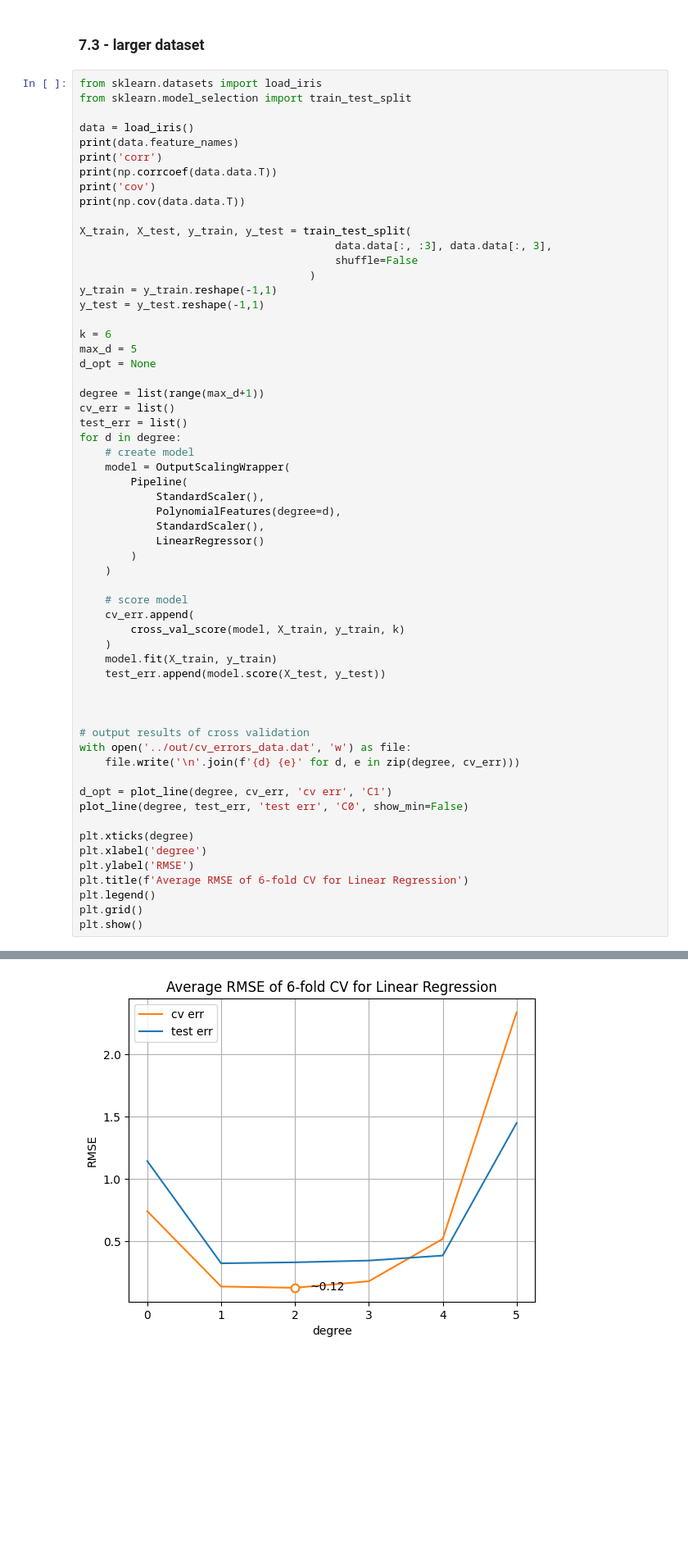
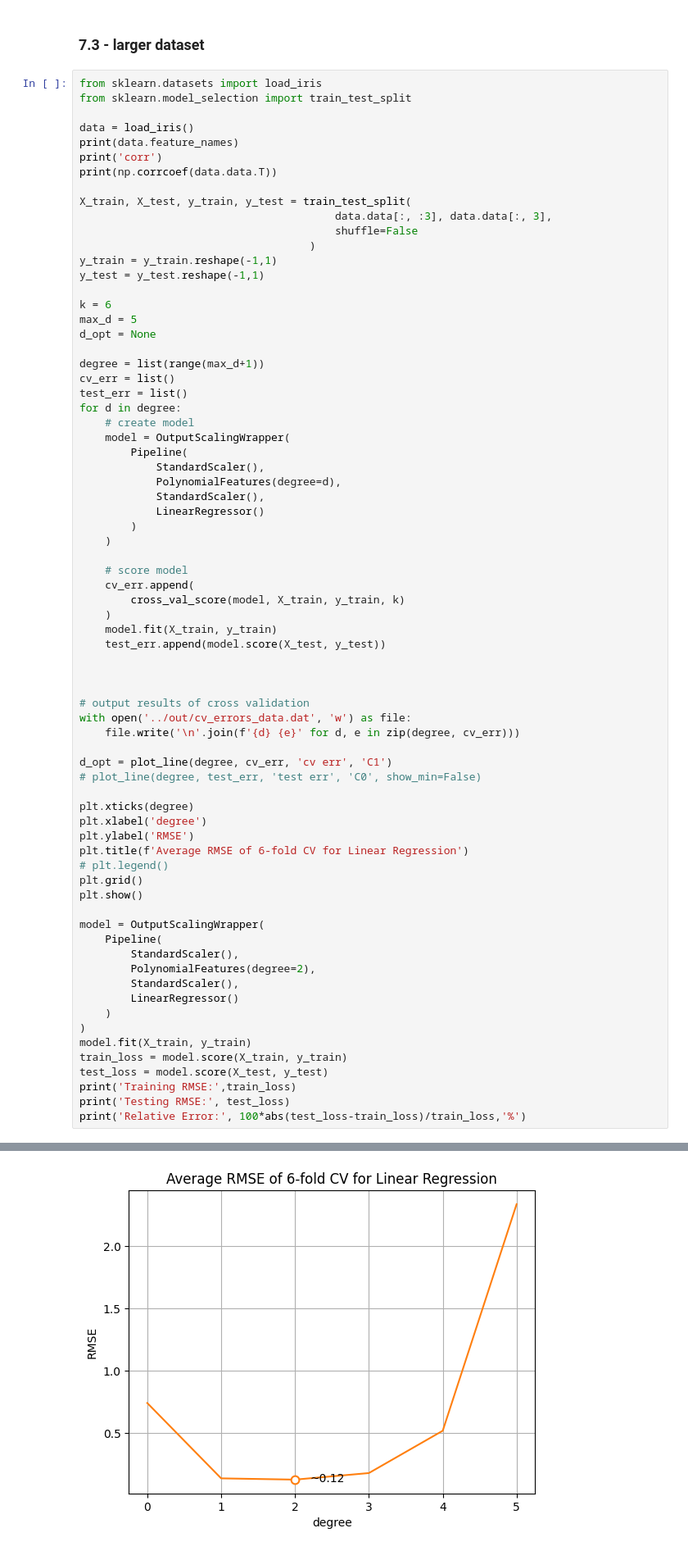
Before and after one commit to jstebner/481-P1, a Jupyter notebook: src/addendum.ipynb, the cells around one changed output, grey strips where cells are left out. Shown at 82% size. Saved outputs shown, nothing was run; the diff lists cells and outputs as text; blank space fills up the shorter version.

```diff
--- a/src/addendum.ipynb
+++ b/src/addendum.ipynb
@@ -171,8 +254,6 @@ data = load_iris()
 print(data.feature_names)
 print('corr')
 print(np.corrcoef(data.data.T))
-print('cov')
-print(np.cov(data.data.T))
 
 X_train, X_test, y_train, y_test = train_test_split(
                                         data.data[:, :3], data.data[:, 3],
@@ -213,15 +294,30 @@ with open('../out/cv_errors_data.dat', 'w') as file:
     file.write('\n'.join(f'{d} {e}' for d, e in zip(degree, cv_err)))
 
 d_opt = plot_line(degree, cv_err, 'cv err', 'C1')
-plot_line(degree, test_err, 'test err', 'C0', show_min=False)
+# plot_line(degree, test_err, 'test err', 'C0', show_min=False)
 
 plt.xticks(degree)
 plt.xlabel('degree')
 plt.ylabel('RMSE')
 plt.title(f'Average RMSE of 6-fold CV for Linear Regression')
-plt.legend()
+# plt.legend()
 plt.grid()
 plt.show()
+
+model = OutputScalingWrapper(
+    Pipeline(
+        StandardScaler(),
+        PolynomialFeatures(degree=2),
+        StandardScaler(),
+        LinearRegressor()
+    )
+)
+model.fit(X_train, y_train)
+train_loss = model.score(X_train, y_train)
+test_loss = model.score(X_test, y_test)
+print('Training RMSE:',train_loss)
+print('Testing RMSE:', test_loss)
+print('Relative Error:', 100*abs(test_loss-train_loss)/train_loss,'%')
 # %% [output]
 ['sepal length (cm)', 'sepal width (cm)', 'petal length (cm)', 'petal width (cm)']
 corr
@@ -237 +328 @@ cov
-[figure, old version]
+[figure, new version]
```
Also changed, not shown: parts of 7 cells of this notebook, 8 other files.
